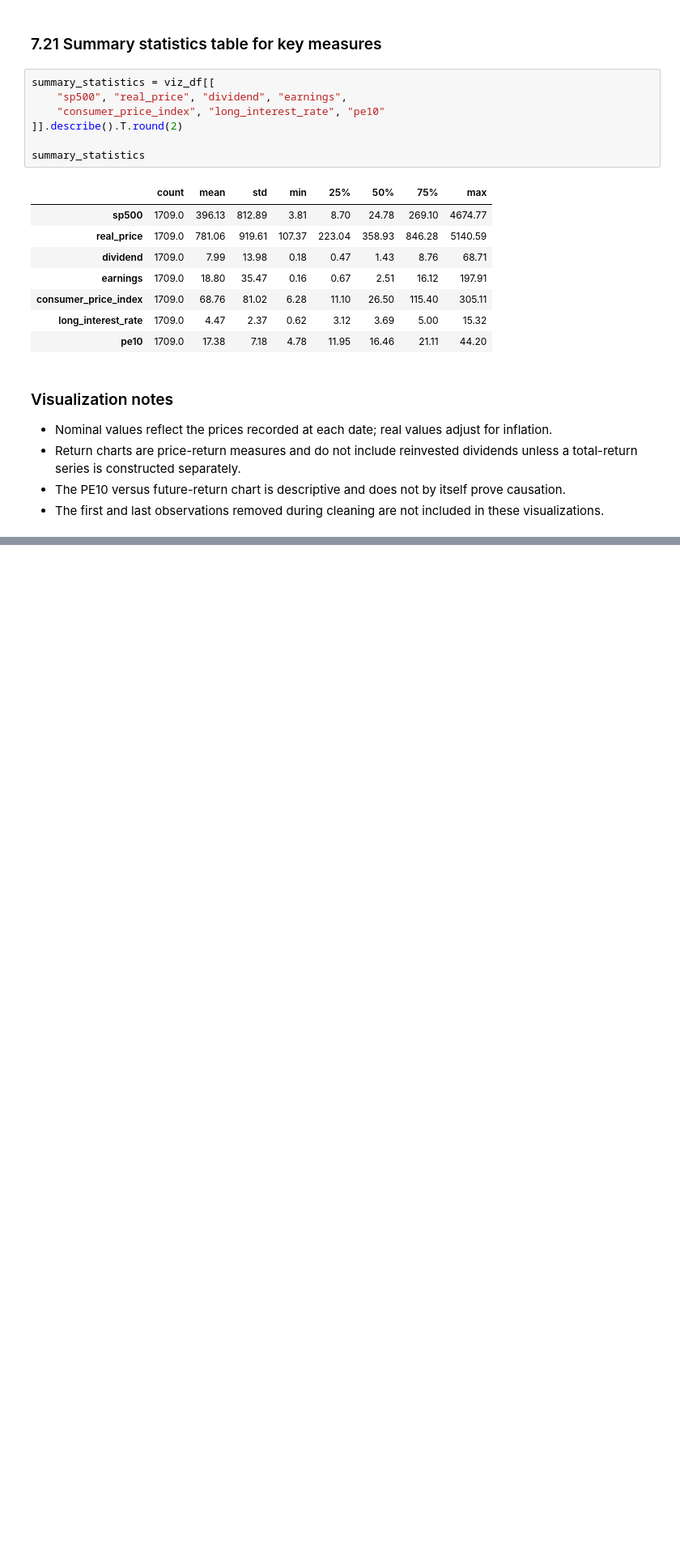
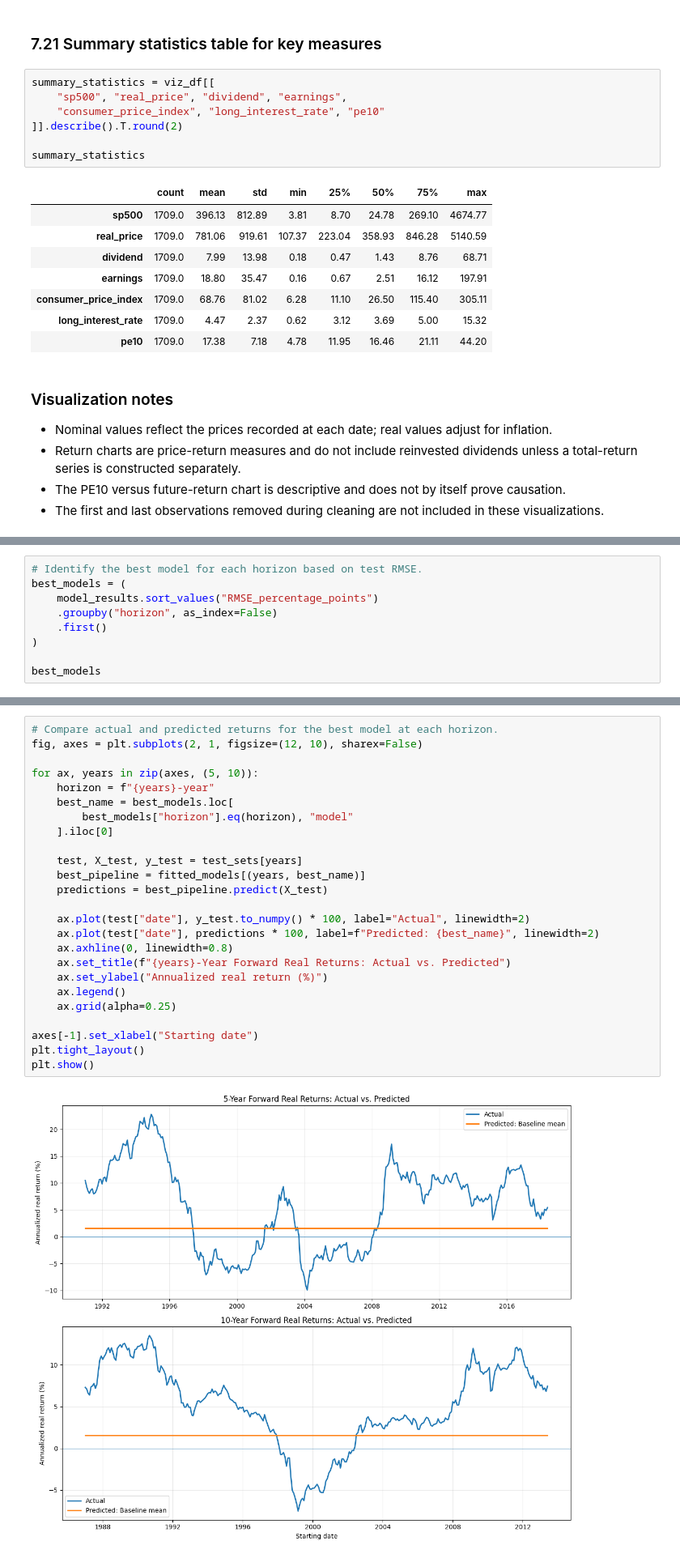
Before and after one commit to shubhamgarg190110/SP_500_Research_Project, a Jupyter notebook: sp500_project.ipynb, the cells around one changed output, grey strips where cells are left out. Shown at 81% size. Saved outputs shown, nothing was run; the diff lists cells and outputs as text; blank space fills up the shorter version.

```diff
--- a/sp500_project.ipynb
+++ b/sp500_project.ipynb
@@ -590,0 +949,9 @@ summary_statistics
+# %%
+# Identify the best model for each horizon based on test RMSE.
+best_models = (
+    model_results.sort_values("RMSE_percentage_points")
+    .groupby("horizon", as_index=False)
+    .first()
+)
+
+best_models
@@ -590,0 +962,27 @@ summary_statistics
+# %%
+# Compare actual and predicted returns for the best model at each horizon.
+fig, axes = plt.subplots(2, 1, figsize=(12, 10), sharex=False)
+
+for ax, years in zip(axes, (5, 10)):
+    horizon = f"{years}-year"
+    best_name = best_models.loc[
+        best_models["horizon"].eq(horizon), "model"
+    ].iloc[0]
+
+    test, X_test, y_test = test_sets[years]
+    best_pipeline = fitted_models[(years, best_name)]
+    predictions = best_pipeline.predict(X_test)
+
+    ax.plot(test["date"], y_test.to_numpy() * 100, label="Actual", linewidth=2)
+    ax.plot(test["date"], predictions * 100, label=f"Predicted: {best_name}", linewidth=2)
+    ax.axhline(0, linewidth=0.8)
+    ax.set_title(f"{years}-Year Forward Real Returns: Actual vs. Predicted")
+    ax.set_ylabel("Annualized real return (%)")
+    ax.legend()
+    ax.grid(alpha=0.25)
+
+axes[-1].set_xlabel("Starting date")
+plt.tight_layout()
+plt.show()
+# %% [output]
+[figure, added]
```
Also changed, not shown: parts of 17 cells of this notebook.
